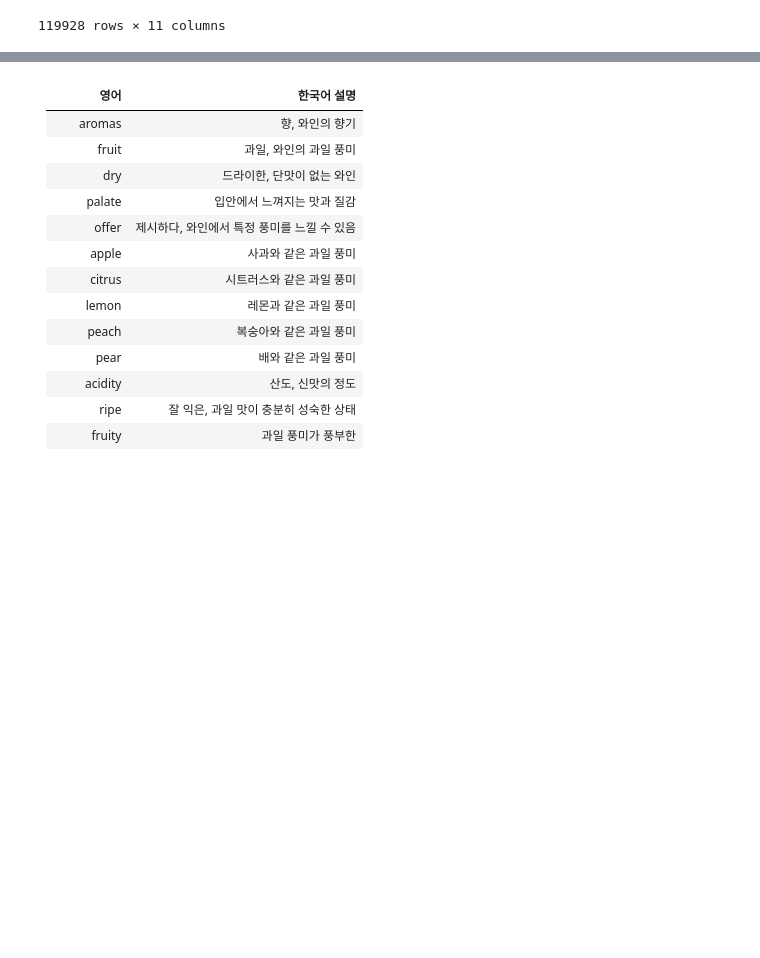
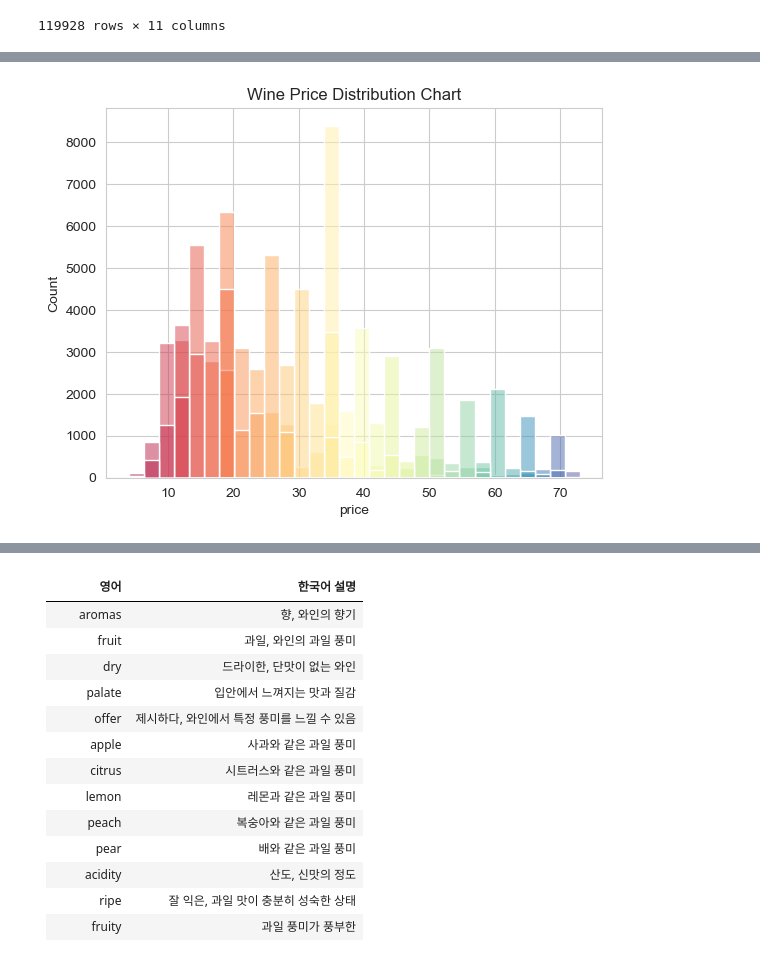
Before and after one commit to yejinlee99/DA36_mini2_Dionysus, a Jupyter notebook: wine_beginner.ipynb, the cells around one changed output, grey strips where cells are left out. Saved outputs shown, nothing was run; the diff lists cells and outputs as text; code cells hidden in the pictures; blank space fills up the shorter version.

```diff
--- a/wine_beginner.ipynb
+++ b/wine_beginner.ipynb
@@ -127,0 +172,8 @@ wine
+# %%
+sns.histplot(data=wine_filtered, x='price', bins=30, hue='price', palette='Spectral')
+plt.title('Wine Price Distribution Chart')
+plt.tight_layout()
+plt.legend().remove()
+plt.show()
+# %% [output]
+[figure, added]
```
Also changed, not shown: parts of 8 cells of this notebook.
